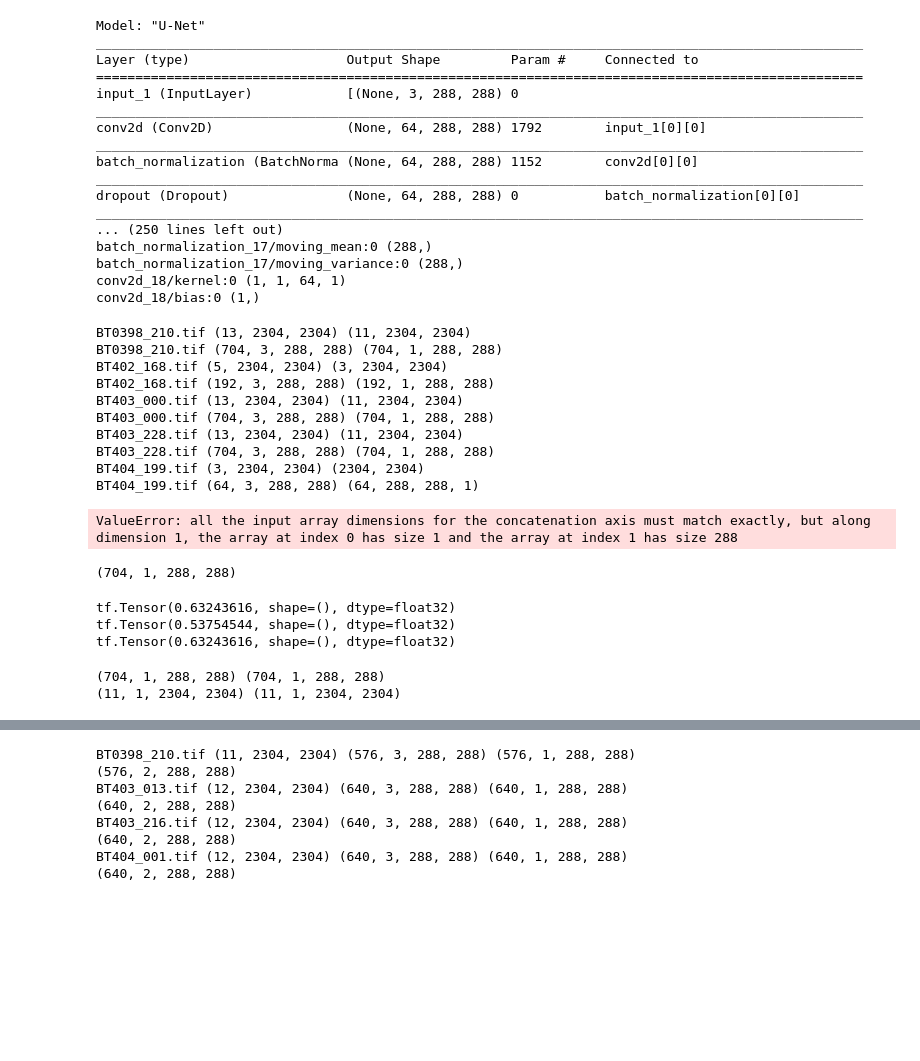
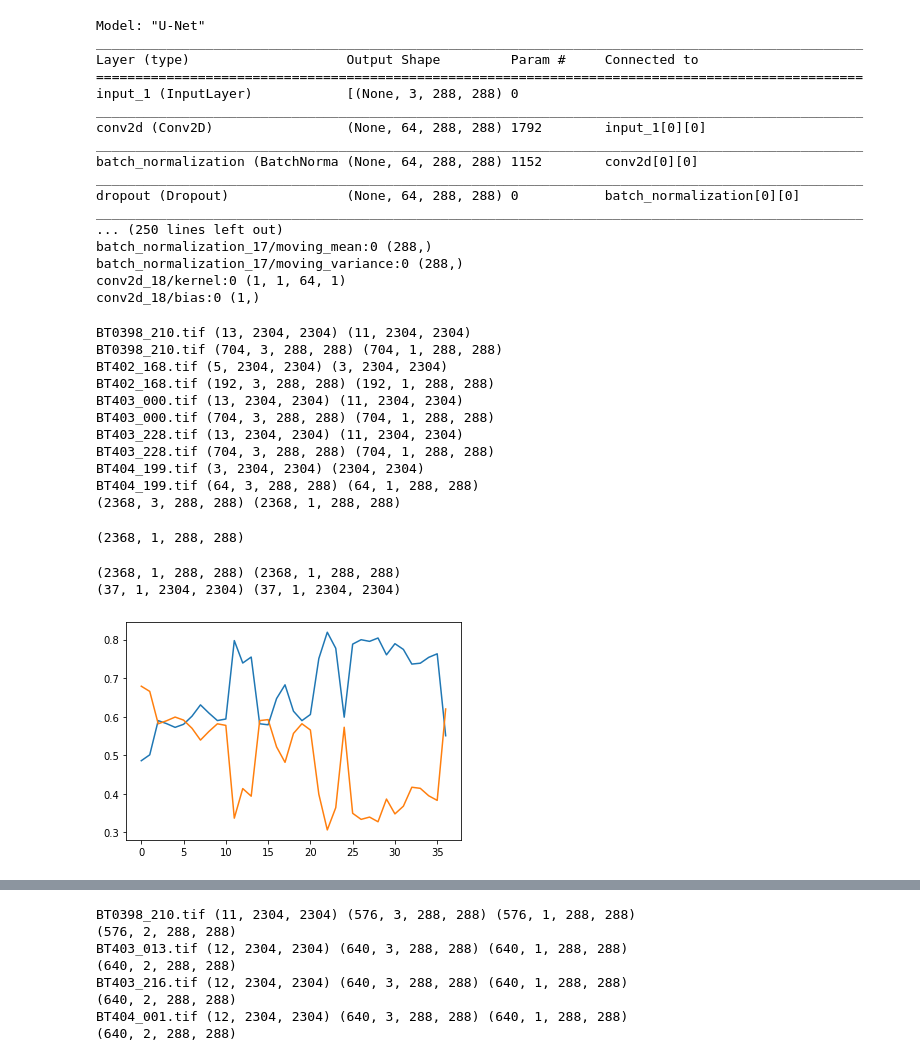
Before and after one commit to Oftatkofta/BactUnet, a Jupyter notebook: bactnet_inference_notebook.ipynb, the cells around one changed output, grey strips where cells are left out. Saved outputs shown, nothing was run; the diff lists cells and outputs as text; code cells hidden in the pictures; blank space fills up the shorter version.

```diff
--- a/bactnet_inference_notebook.ipynb
+++ b/bactnet_inference_notebook.ipynb
@@ -43,8 +43,11 @@ import tifffile as tiff
 import numpy as np
 from matplotlib import pyplot as plt
 from keras.models import load_model
-from preprocessing import patch_image, patch_stack, normalizePercentile, normalizeMinMax, checkEmptyMask, get_model_memory_usage
+from preprocessing import get_model_memory_usage
 
 #load pretrained model
 
-model = load_model("models/bactunet_3frame_local_dice.hdf5", compile=False)
+model = load_model("models/bactunet_noEmpty_final_alldata.hdf5", compile=False)
+
+batch_size = 2
+print("Model uses {} GB of memory at a batch size of {}".format(get_model_memory_usage(batch_size, model), batch_size))
@@ -71,8 +76,19 @@ batch_normalization_17/moving_variance:0 (288,)
 conv2d_18/kernel:0 (1, 1, 64, 1)
 conv2d_18/bias:0 (1,)
 # %%
+from preprocessing import patch_image, patch_stack, normalizePercentile, normalizeMinMax
+from patchify import patchify
+
 source_path = r"Bactnet/Training data/stacks/"
 SIZE = 288
+
+def patch_image(img, SIZE=288):
+    #breaks up image to SIZExSIZE non-overlapping patches, returns reshaped array
+    # img.shape = (2304, 2304)
+    patches = patchify(img, patch_size=(SIZE, SIZE), step=(SIZE, SIZE))
+    #patches.shape = (8, 8, 288, 288)
+    #return.shape = (64, 1, 288 ,288)
+    return patches.reshape(patches.shape[0]*patches.shape[1], -1, SIZE, SIZE)
 
 def prepare_data(source_path, PATCH_SIZE):
     stacks = os.listdir(os.path.join(source_path, "validation_source"))
@@ -124,8 +140,8 @@ BT403_000.tif (704, 3, 288, 288) (704, 1, 288, 288)
 BT403_228.tif (13, 2304, 2304) (11, 2304, 2304)
 BT403_228.tif (704, 3, 288, 288) (704, 1, 288, 288)
 BT404_199.tif (3, 2304, 2304) (2304, 2304)
-BT404_199.tif (64, 3, 288, 288) (64, 288, 288, 1)
+BT404_199.tif (64, 3, 288, 288) (64, 1, 288, 288)
+(2368, 3, 288, 288) (2368, 1, 288, 288)
-ValueError: all the input array dimensions for the concatenation axis must match exactly, but along dimension 1, the array at index 0 has size 1 and the array at index 1 has size 288
 # %%
 keras.backend.clear_session()
 stride = 2
@@ -141,25 +157,31 @@ for i in range(0, len(image_dataset), stride):
 
 print(y_pred.shape)
 # %% [output]
-(704, 1, 288, 288)
+(2368, 1, 288, 288)
 # %%
 from keras_unet_collection import losses
-
-print(losses.dice_coef(y_true, y_pred))
-print(losses.iou_seg(y_true, y_pred))
-print(losses.tversky_coef(y_true, y_pred))
-# %% [output]
-tf.Tensor(0.63243616, shape=(), dtype=float32)
-tf.Tensor(0.53754544, shape=(), dtype=float32)
-tf.Tensor(0.63243616, shape=(), dtype=float32)
 # %%
 from preprocessing import unpatcher
 
 print(y_true.shape, y_pred.shape)
-y_true = unpatcher(y_true, 8, 8, 1)
-y_pred = unpatcher(y_pred, 8, 8, 1)
-print(y_true.shape, y_pred.shape)
+y_tru = unpatcher(y_true, 8, 8, 1)
+y_pre = unpatcher(y_pred, 8, 8, 1)
+print(y_tru.shape, y_pre.shape)
 # %% [output]
-(704, 1, 288, 288) (704, 1, 288, 288)
-(11, 1, 2304, 2304) (11, 1, 2304, 2304)
+(2368, 1, 288, 288) (2368, 1, 288, 288)
+(37, 1, 2304, 2304) (37, 1, 2304, 2304)
+# %%
+dices = []
+IOUs = []
+frames = range(len(y_tru))
+
+for i in range(len(y_tru)):
+    dices.append(float(losses.dice_coef(y_tru[i], y_pre[i])))
+    IOUs.append(float(losses.iou_seg(y_tru[i], y_pre[i])))
+
+plt.plot(frames, dices)
+plt.plot(frames, IOUs)
+plt.show()
+# %% [output]
+[figure, added]
 # %%
```
Also changed, not shown: parts of 8 cells of this notebook, 2 other files.
